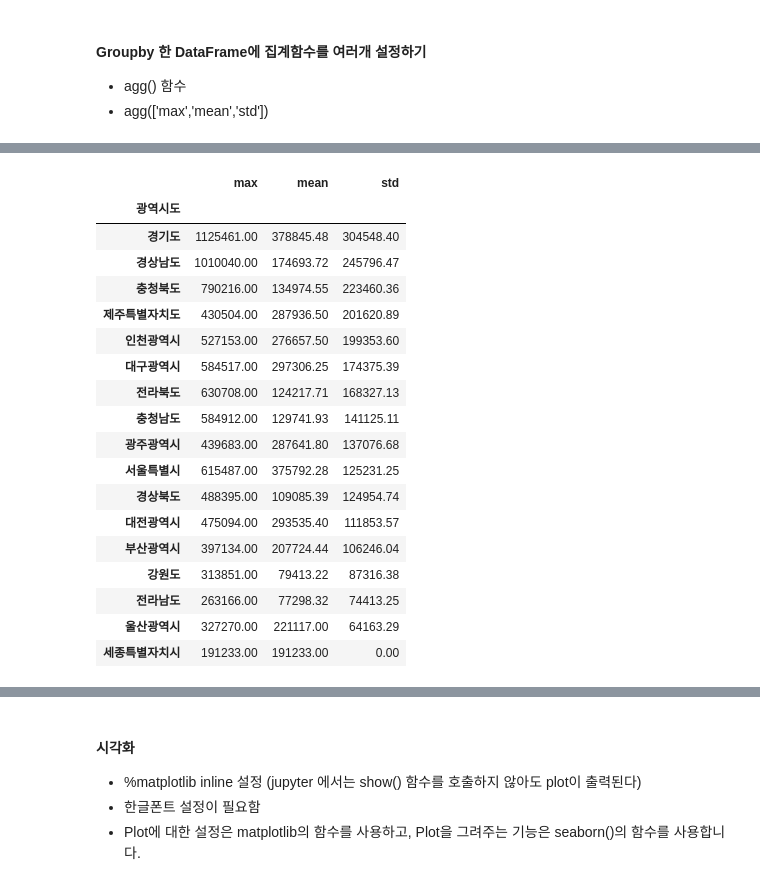
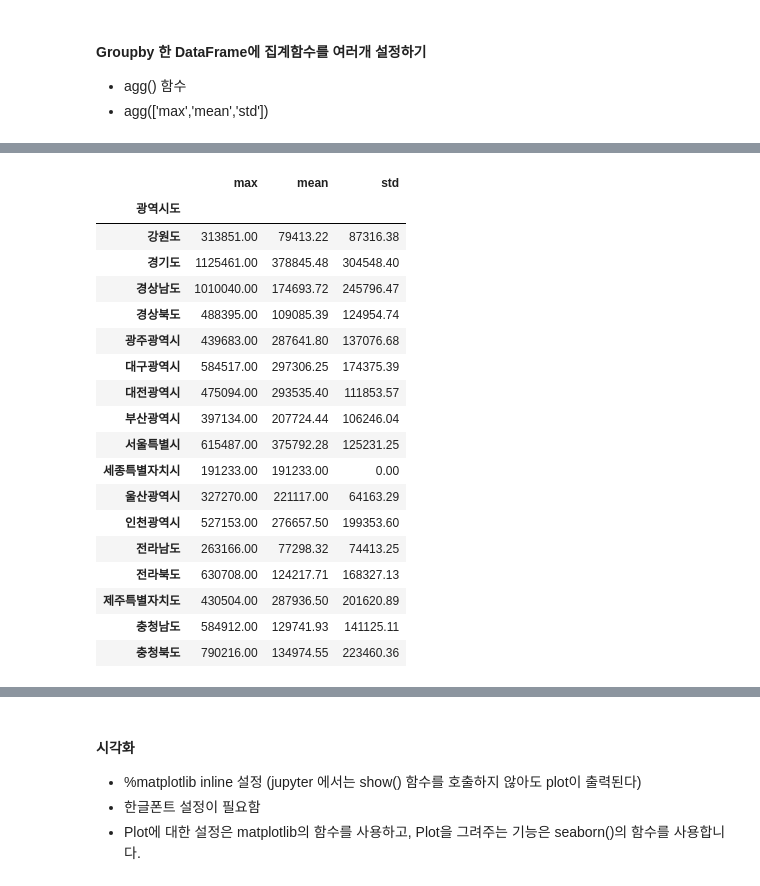
Before and after one commit to mmije0ng/Rookies-Webscraping-Analysis, a Jupyter notebook: 03.행정구역정보_분석과시각화.ipynb, the cells around one changed output, grey strips where cells are left out. Drawn from its saved outputs; the diff is of its cells as text; code cells hidden in the pictures.

```diff
--- a/03.행정구역정보_분석과시각화.ipynb
+++ b/03.행정구역정보_분석과시각화.ipynb
@@ -902,5 +903,7 @@ for sido_name in data['광역시도'].unique():
 # %%
 # agg() 함수 사용 - 그룹핑한 데이터를 여러개의 집계함수를 사용해서 새로운 DataFrame 객체 생성하기
+group_agg_df = data.groupby('광역시도')['인구수'].agg(['max','mean','std']).fillna(0)
+group_agg_df
 # %% [output]
 |  | max | mean | std |
 | 광역시도 |  |  |  |
@@ -924,24 +927,26 @@ for sido_name in data['광역시도'].unique():
 # %%
 # DataFrame의 style.format() 함수 사용하기
+# 원본 데이터를 변경하는 것이 아닌, 일시적
+group_agg_df.style.format('{0:.2f}')
 # %% [output]
 |  | max | mean | std |
 | 광역시도 |  |  |  |
+| 강원도 | 313851.00 | 79413.22 | 87316.38 |
 | 경기도 | 1125461.00 | 378845.48 | 304548.40 |
 | 경상남도 | 1010040.00 | 174693.72 | 245796.47 |
-| 충청북도 | 790216.00 | 134974.55 | 223460.36 |
-| 제주특별자치도 | 430504.00 | 287936.50 | 201620.89 |
-| 인천광역시 | 527153.00 | 276657.50 | 199353.60 |
+| 경상북도 | 488395.00 | 109085.39 | 124954.74 |
+| 광주광역시 | 439683.00 | 287641.80 | 137076.68 |
 | 대구광역시 | 584517.00 | 297306.25 | 174375.39 |
-| 전라북도 | 630708.00 | 124217.71 | 168327.13 |
-| 충청남도 | 584912.00 | 129741.93 | 141125.11 |
-| 광주광역시 | 439683.00 | 287641.80 | 137076.68 |
-| 서울특별시 | 615487.00 | 375792.28 | 125231.25 |
-| 경상북도 | 488395.00 | 109085.39 | 124954.74 |
 | 대전광역시 | 475094.00 | 293535.40 | 111853.57 |
 | 부산광역시 | 397134.00 | 207724.44 | 106246.04 |
-| 강원도 | 313851.00 | 79413.22 | 87316.38 |
+| 서울특별시 | 615487.00 | 375792.28 | 125231.25 |
+| 세종특별자치시 | 191233.00 | 191233.00 | 0.00 |
+| 울산광역시 | 327270.00 | 221117.00 | 64163.29 |
+| 인천광역시 | 527153.00 | 276657.50 | 199353.60 |
 | 전라남도 | 263166.00 | 77298.32 | 74413.25 |
-| 울산광역시 | 327270.00 | 221117.00 | 64163.29 |
-| 세종특별자치시 | 191233.00 | 191233.00 | 0.00 |
+| 전라북도 | 630708.00 | 124217.71 | 168327.13 |
+| 제주특별자치도 | 430504.00 | 287936.50 | 201620.89 |
+| 충청남도 | 584912.00 | 129741.93 | 141125.11 |
+| 충청북도 | 790216.00 | 134974.55 | 223460.36 |
 # %%
 # 컬럼의 값을 변경하기 map() 함수를 사용하여 포맷하기
```
Also changed, not shown: parts of 4 cells of this notebook.
